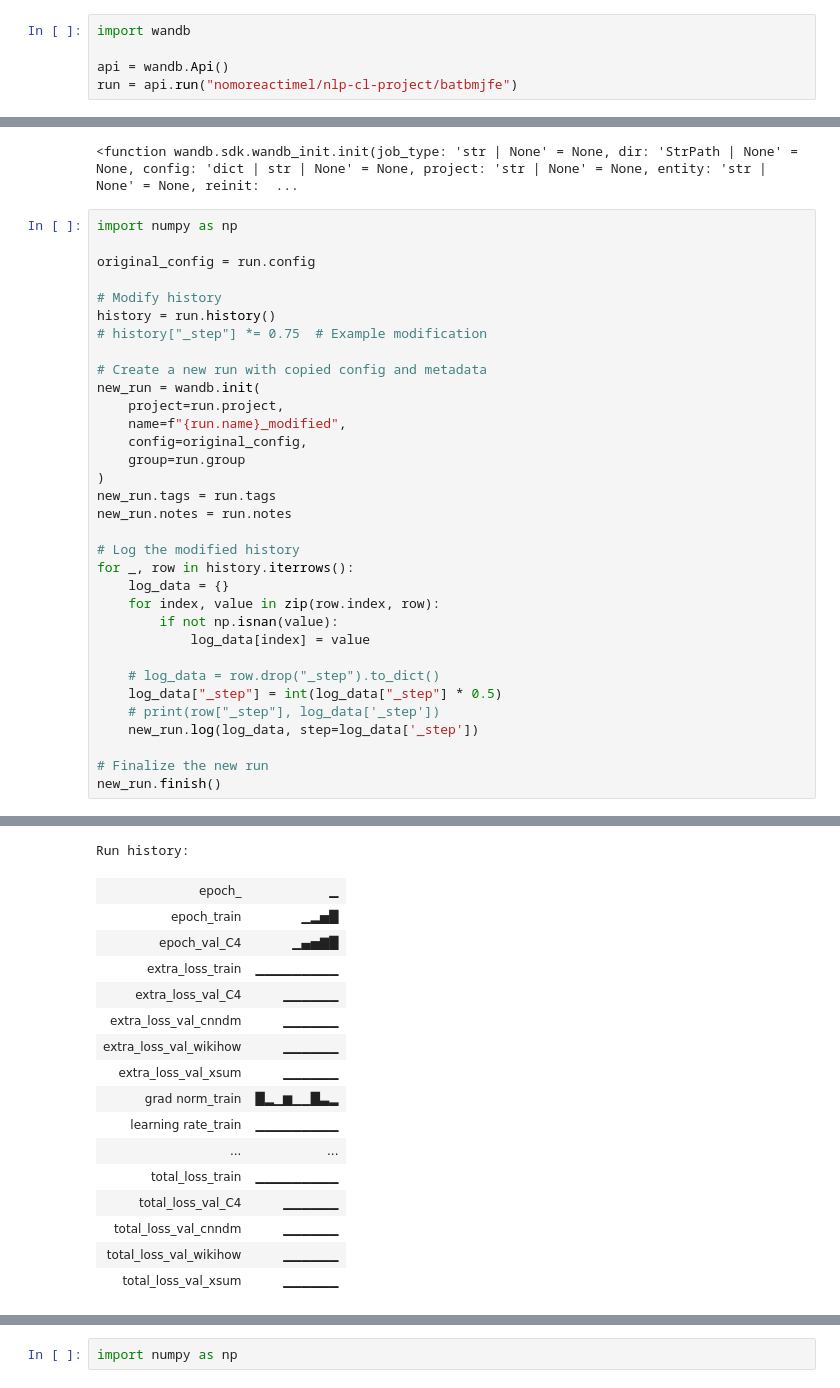
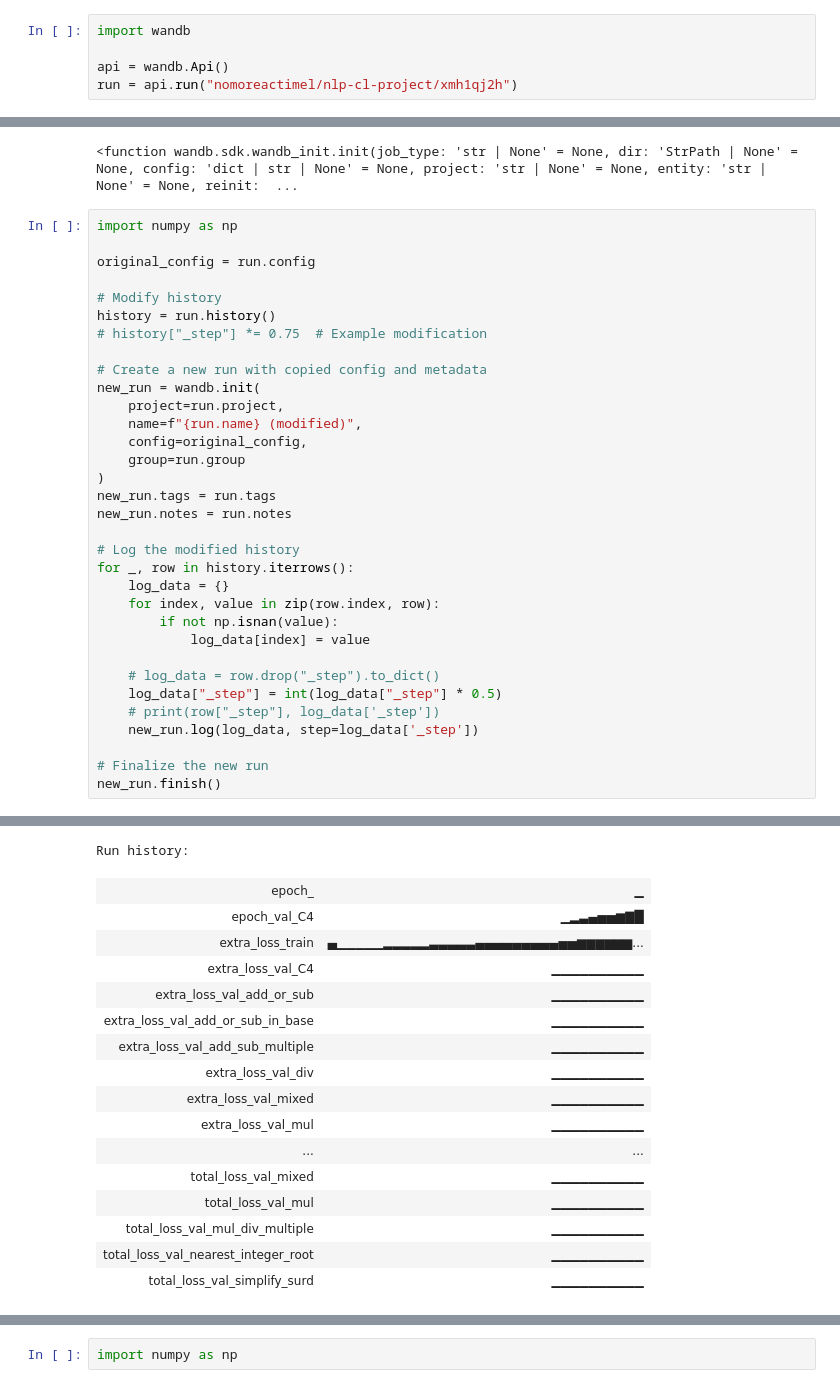
Before and after one commit to NotHotTryHard/nlp-cl-project, a Jupyter notebook: wandb_editing.ipynb, the cells around one changed output, grey strips where cells are left out. Drawn from its saved outputs; the diff is of its cells as text.

```diff
--- a/wandb_editing.ipynb
+++ b/wandb_editing.ipynb
@@ -9,7 +9,7 @@ os.environ["WANDB_MODE"] = "online"
 import wandb
 
 api = wandb.Api()
-run = api.run("nomoreactimel/nlp-cl-project/batbmjfe")
+run = api.run("nomoreactimel/nlp-cl-project/xmh1qj2h")
 # %%
 run
 # %% [output]
@@ -85,7 +85,7 @@ history = run.history()
 # Create a new run with copied config and metadata
 new_run = wandb.init(
     project=run.project,
-    name=f"{run.name}_modified",
+    name=f"{run.name} (modified)",
     config=original_config,
     group=run.group
 )
@@ -115,19 +115,19 @@ View run at https://wandb.ai/nomoreactimel/nlp-cl-project/runs/7ch870ln
 Run history:
 | epoch_ | ▁ |
-| epoch_train | ▁▂▅█ |
-| epoch_val_C4 | ▁▄▅▇█ |
-| extra_loss_train | ▁▁▁▁▁▁▁▁▁ |
-| extra_loss_val_C4 | ▁▁▁▁▁▁ |
-| extra_loss_val_cnndm | ▁▁▁▁▁▁ |
-| extra_loss_val_wikihow | ▁▁▁▁▁▁ |
-| extra_loss_val_xsum | ▁▁▁▁▁▁ |
-| grad norm_train | █▂▁▆▁▁█▃▂ |
-| learning rate_train | ▁▁▁▁▁▁▁▁▁ |
+| epoch_val_C4 | ▁▂▃▄▅▅▆▇█ |
+| extra_loss_train | ▄▁▁▁▁▁▂▂▂▂▂▃▃▃▃▃▄▄▄▄▄▄▄▄▄▅▅▆▆▆▆▆▆... |
+| extra_loss_val_C4 | ▁▁▁▁▁▁▁▁▁▁ |
+| extra_loss_val_add_or_sub | ▁▁▁▁▁▁▁▁▁▁ |
+| extra_loss_val_add_or_sub_in_base | ▁▁▁▁▁▁▁▁▁▁ |
+| extra_loss_val_add_sub_multiple | ▁▁▁▁▁▁▁▁▁▁ |
+| extra_loss_val_div | ▁▁▁▁▁▁▁▁▁▁ |
+| extra_loss_val_mixed | ▁▁▁▁▁▁▁▁▁▁ |
+| extra_loss_val_mul | ▁▁▁▁▁▁▁▁▁▁ |
 | ... | ... |
-| total_loss_train | ▁▁▁▁▁▁▁▁▁ |
-| total_loss_val_C4 | ▁▁▁▁▁▁ |
-| total_loss_val_cnndm | ▁▁▁▁▁▁ |
-| total_loss_val_wikihow | ▁▁▁▁▁▁ |
-| total_loss_val_xsum | ▁▁▁▁▁▁ |
+| total_loss_val_mixed | ▁▁▁▁▁▁▁▁▁▁ |
+| total_loss_val_mul | ▁▁▁▁▁▁▁▁▁▁ |
+| total_loss_val_mul_div_multiple | ▁▁▁▁▁▁▁▁▁▁ |
+| total_loss_val_nearest_integer_root | ▁▁▁▁▁▁▁▁▁▁ |
+| total_loss_val_simplify_surd | ▁▁▁▁▁▁▁▁▁▁ |
 Run summary:
 | epoch_ | 0 |
```
Also changed, not shown: parts of 2 cells of this notebook, 2 other files.
